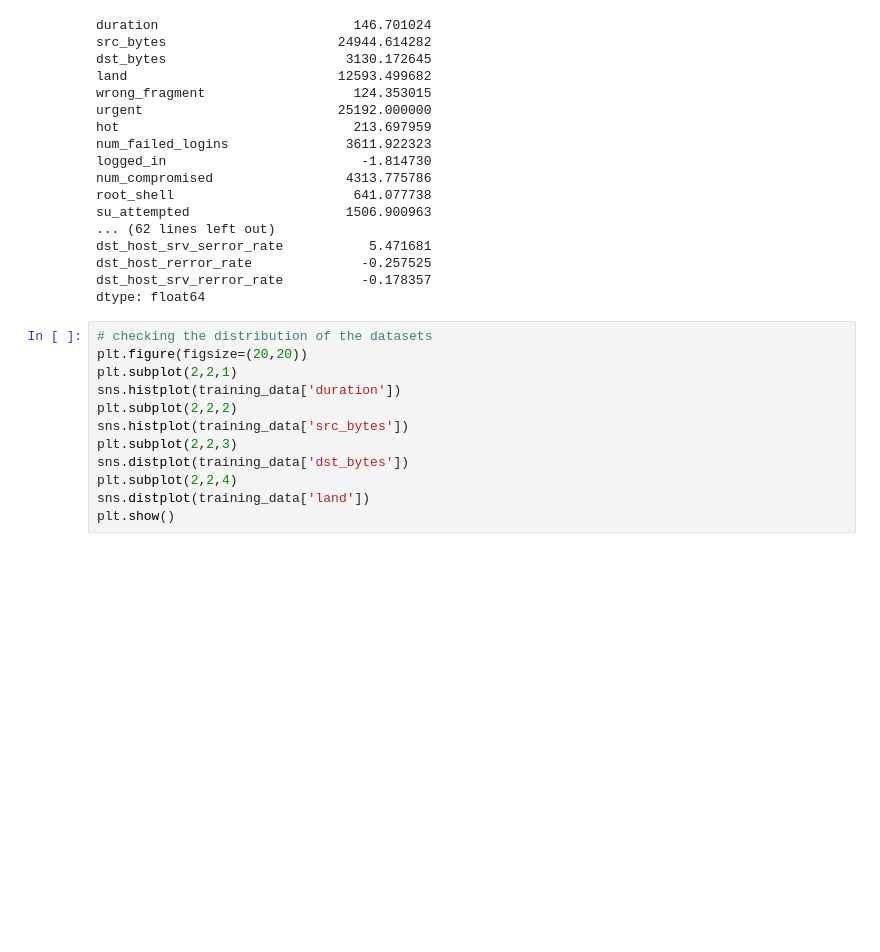
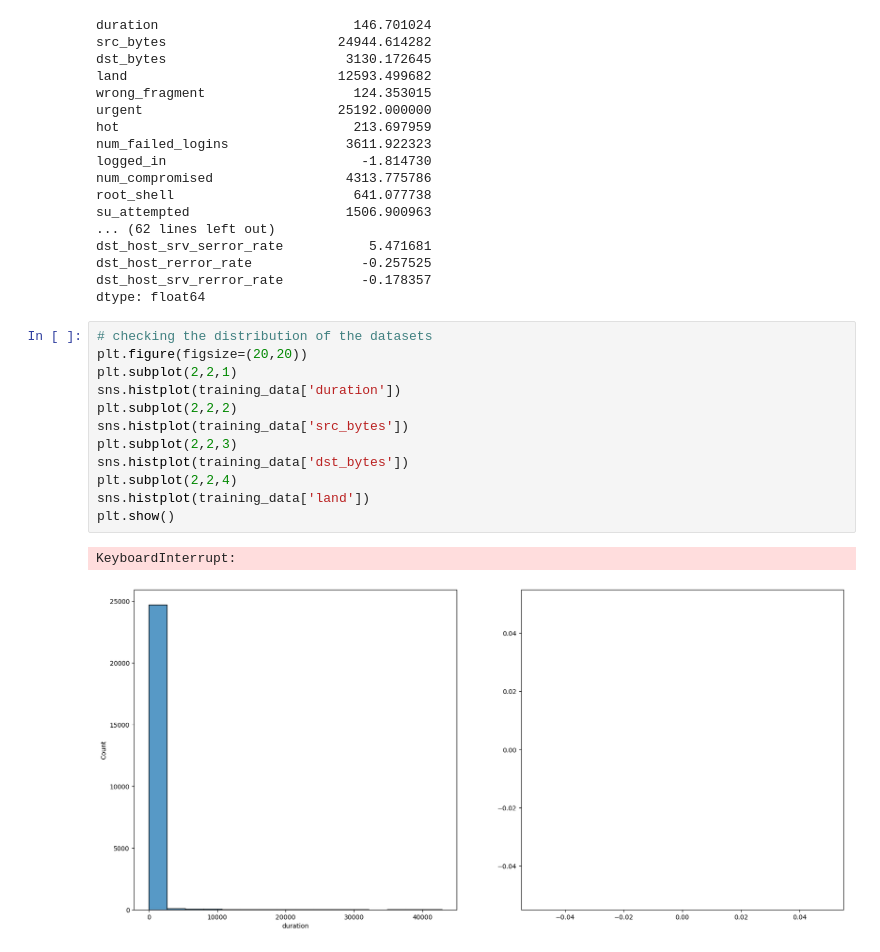
Before and after one commit to charafmrah/network-intrusion-detection, a Jupyter notebook: Network Intrusion Detection.ipynb, the cells around one changed output. Drawn from its saved outputs; the diff is of its cells as text; blank space fills up the shorter version.

```diff
--- a/Network Intrusion Detection.ipynb
+++ b/Network Intrusion Detection.ipynb
@@ -172,12 +172,15 @@ dtype: float64
 # %%
 # checking the distribution of the datasets
 plt.figure(figsize=(20,20))
 plt.subplot(2,2,1)
 sns.histplot(training_data['duration'])
 plt.subplot(2,2,2)
 sns.histplot(training_data['src_bytes'])
 plt.subplot(2,2,3)
-sns.distplot(training_data['dst_bytes'])
+sns.histplot(training_data['dst_bytes'])
 plt.subplot(2,2,4)
-sns.distplot(training_data['land'])
+sns.histplot(training_data['land'])
 plt.show()
+# %% [output]
+KeyboardInterrupt:
+[figure, added]
```
